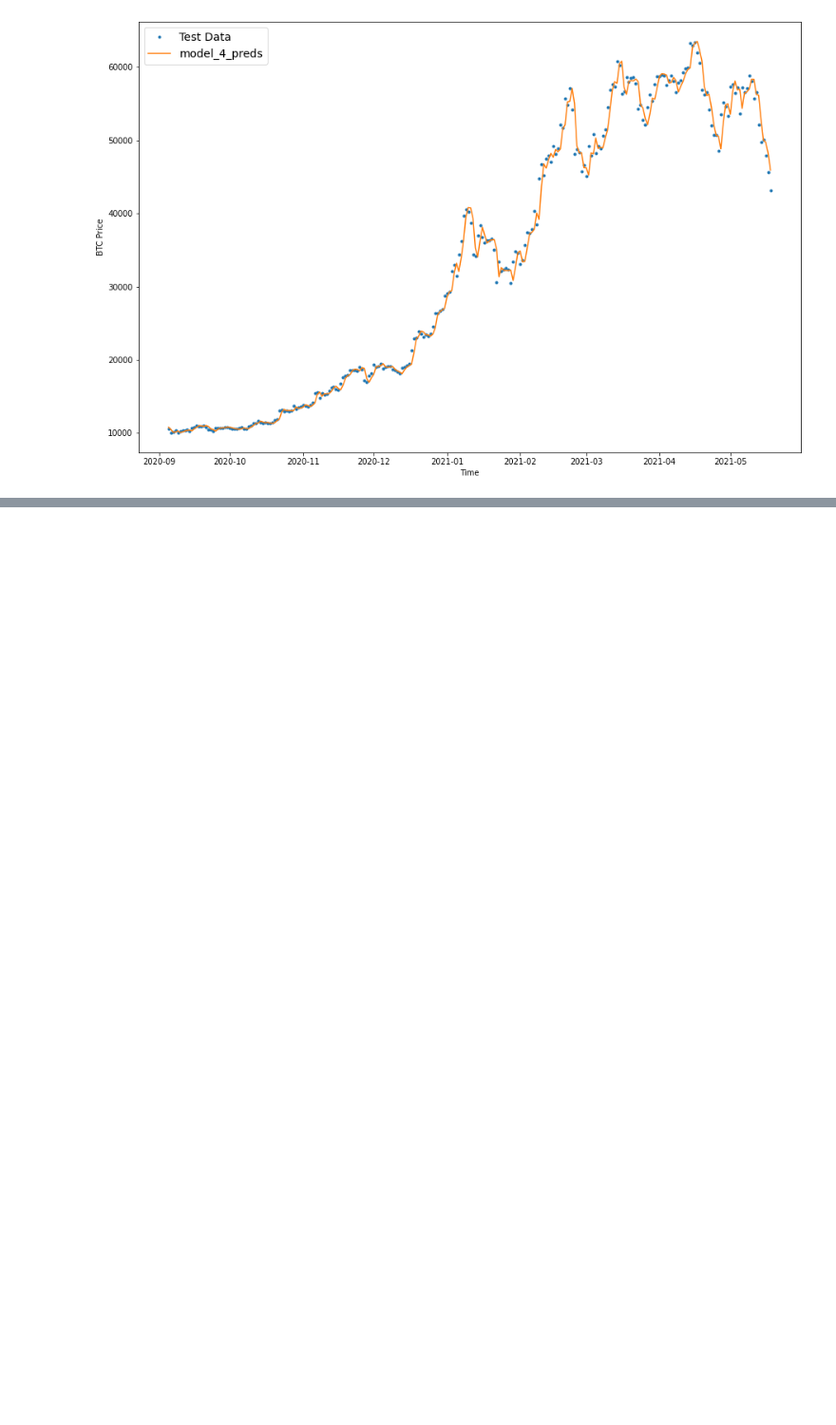
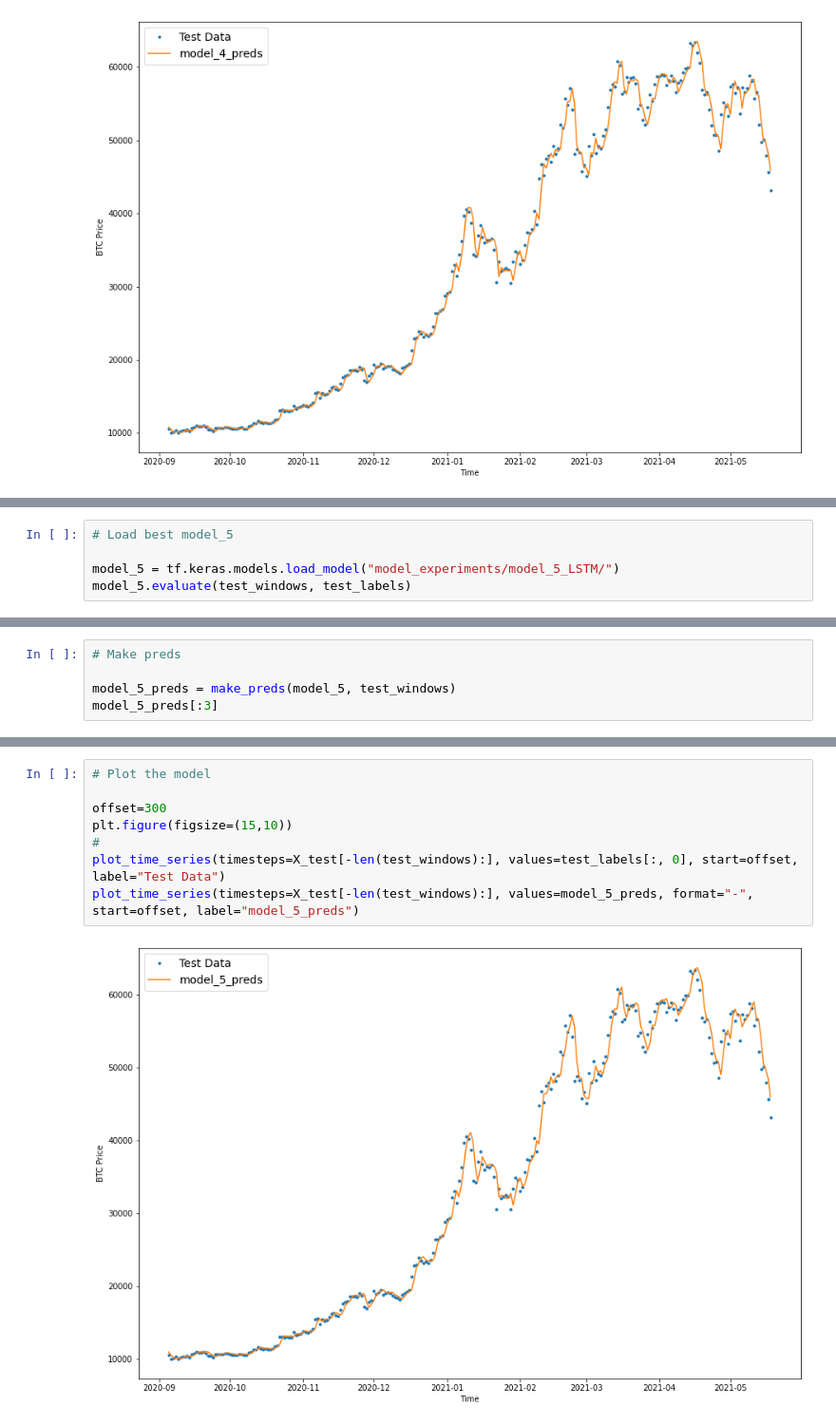
Before and after one commit to SilahicAmil/End-To-End-Time-Series-Forcasting, a Jupyter notebook: Time_Series_Forecasting_BitPredict.ipynb, the cells around one changed output, grey strips where cells are left out. Shown at 95% size. Saved outputs shown, nothing was run; the diff lists cells and outputs as text; blank space fills up the shorter version.

Commit message:
Model 5: RNN (LSTM). Using the same dataset as model 4 (window=7, horizon=1)

```diff
--- a/Time_Series_Forecasting_BitPredict.ipynb
+++ b/Time_Series_Forecasting_BitPredict.ipynb
@@ -1136,0 +1191,5 @@ plot_time_series(timesteps=X_test[-len(test_windows):], values=model_4_preds, fo
+# %%
+# Load best model_5
+
+model_5 = tf.keras.models.load_model("model_experiments/model_5_LSTM/")
+model_5.evaluate(test_windows, test_labels)
@@ -1136,0 +1201,5 @@ plot_time_series(timesteps=X_test[-len(test_windows):], values=model_4_preds, fo
+# %%
+# Make preds
+
+model_5_preds = make_preds(model_5, test_windows)
+model_5_preds[:3]
@@ -1136,0 +1233,10 @@ plot_time_series(timesteps=X_test[-len(test_windows):], values=model_4_preds, fo
+# %%
+# Plot the model
+
+offset=300
+plt.figure(figsize=(15,10))
+#
+plot_time_series(timesteps=X_test[-len(test_windows):], values=test_labels[:, 0], start=offset, label="Test Data")
+plot_time_series(timesteps=X_test[-len(test_windows):], values=model_5_preds, format="-", start=offset, label="model_5_preds")
+# %% [output]
+[figure, added]
```
Also changed, not shown: parts of 24 cells of this notebook.
